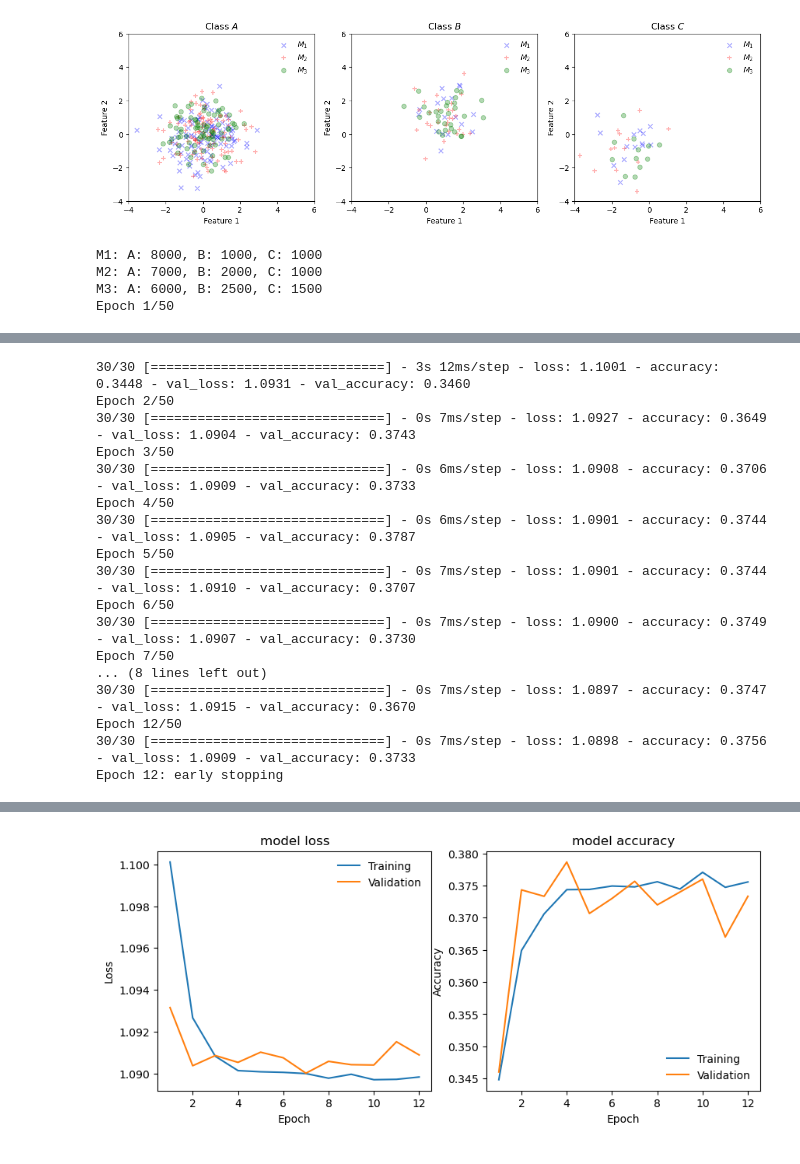
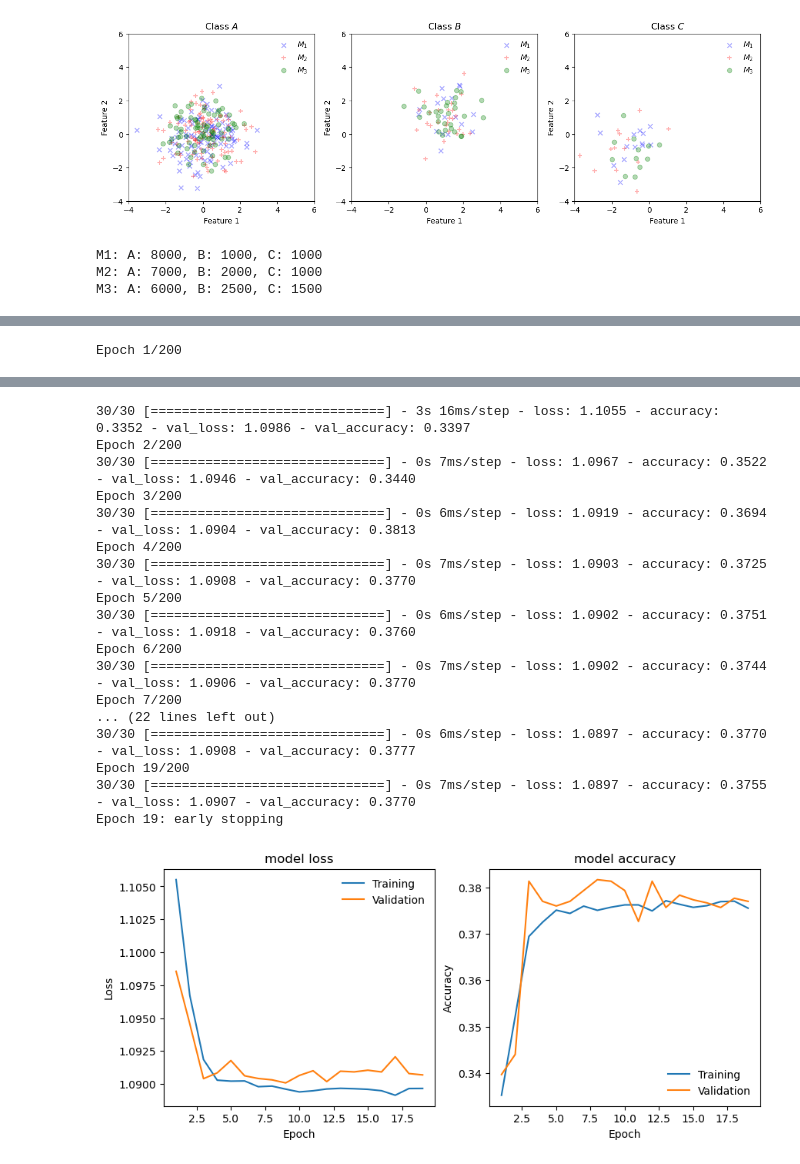
Before and after one commit to r10222035/CWoLa, a Jupyter notebook: CWoLa_multi-class.ipynb, the cells around one changed output, grey strips where cells are left out. Saved outputs shown, nothing was run; the diff lists cells and outputs as text; code cells hidden in the pictures.

```diff
--- a/CWoLa_multi-class.ipynb
+++ b/CWoLa_multi-class.ipynb
@@ -444,12 +377,8 @@ print(f'M3: A: {n_A_3}, B: {n_B_3}, C: {n_C_3}')
 
 # 建立模型並訓練
 model = build_model(X_train.shape[1])
-early_stopping = tf.keras.callbacks.EarlyStopping(monitor='val_loss', min_delta=0, verbose=1, patience=5)
-history = model.fit(X_train, y_train, validation_data=(X_val, y_val), epochs=50, batch_size=1024, verbose=1,
-                    callbacks=[
-                                early_stopping,
-                                # testing_callback,
-                            ])
+early_stopping = tf.keras.callbacks.EarlyStopping(monitor='val_loss', min_delta=0, verbose=1, patience=10)
+history = model.fit(X_train, y_train, validation_data=(X_val, y_val), epochs=200, batch_size=1024, verbose=1, callbacks=[early_stopping,])
 
 # plot the training loss, accuracy
 fig, ax = plt.subplots(1, 2, figsize=(10, 4))
@@ -500,4 +429,3 @@ print(f'Testing Loss = {results[0]:.3}, Testing Accuracy = {results[1]:.3}')
 M1: A: 8000, B: 1000, C: 1000
 M2: A: 7000, B: 2000, C: 1000
 M3: A: 6000, B: 2500, C: 1500
-Epoch 1/50
@@ -512,17 +435 @@ To enable them in other operations, rebuild TensorFlow with the appropriate comp
-30/30 [==============================] - 3s 12ms/step - loss: 1.1001 - accuracy: 0.3448 - val_loss: 1.0931 - val_accuracy: 0.3460
-Epoch 2/50
-30/30 [==============================] - 0s 7ms/step - loss: 1.0927 - accuracy: 0.3649 - val_loss: 1.0904 - val_accuracy: 0.3743
-Epoch 3/50
-30/30 [==============================] - 0s 6ms/step - loss: 1.0908 - accuracy: 0.3706 - val_loss: 1.0909 - val_accuracy: 0.3733
-Epoch 4/50
-30/30 [==============================] - 0s 6ms/step - loss: 1.0901 - accuracy: 0.3744 - val_loss: 1.0905 - val_accuracy: 0.3787
-Epoch 5/50
-30/30 [==============================] - 0s 7ms/step - loss: 1.0901 - accuracy: 0.3744 - val_loss: 1.0910 - val_accuracy: 0.3707
-Epoch 6/50
-30/30 [==============================] - 0s 7ms/step - loss: 1.0900 - accuracy: 0.3749 - val_loss: 1.0907 - val_accuracy: 0.3730
-Epoch 7/50
-... (8 lines left out)
-30/30 [==============================] - 0s 7ms/step - loss: 1.0897 - accuracy: 0.3747 - val_loss: 1.0915 - val_accuracy: 0.3670
-Epoch 12/50
-30/30 [==============================] - 0s 7ms/step - loss: 1.0898 - accuracy: 0.3756 - val_loss: 1.0909 - val_accuracy: 0.3733
-Epoch 12: early stopping
+Epoch 1/200
@@ -529 +441,18 @@ Epoch 12: early stopping
+30/30 [==============================] - 3s 16ms/step - loss: 1.1055 - accuracy: 0.3352 - val_loss: 1.0986 - val_accuracy: 0.3397
+Epoch 2/200
+30/30 [==============================] - 0s 7ms/step - loss: 1.0967 - accuracy: 0.3522 - val_loss: 1.0946 - val_accuracy: 0.3440
+Epoch 3/200
+30/30 [==============================] - 0s 6ms/step - loss: 1.0919 - accuracy: 0.3694 - val_loss: 1.0904 - val_accuracy: 0.3813
+Epoch 4/200
+30/30 [==============================] - 0s 7ms/step - loss: 1.0903 - accuracy: 0.3725 - val_loss: 1.0908 - val_accuracy: 0.3770
+Epoch 5/200
+30/30 [==============================] - 0s 6ms/step - loss: 1.0902 - accuracy: 0.3751 - val_loss: 1.0918 - val_accuracy: 0.3760
+Epoch 6/200
+30/30 [==============================] - 0s 7ms/step - loss: 1.0902 - accuracy: 0.3744 - val_loss: 1.0906 - val_accuracy: 0.3770
+Epoch 7/200
+... (22 lines left out)
+30/30 [==============================] - 0s 6ms/step - loss: 1.0897 - accuracy: 0.3770 - val_loss: 1.0908 - val_accuracy: 0.3777
+Epoch 19/200
+30/30 [==============================] - 0s 7ms/step - loss: 1.0897 - accuracy: 0.3755 - val_loss: 1.0907 - val_accuracy: 0.3770
+Epoch 19: early stopping
-[figure, old version]
+[figure, new version]
```
Also changed, not shown: parts of 7 cells of this notebook, 6 other files.
